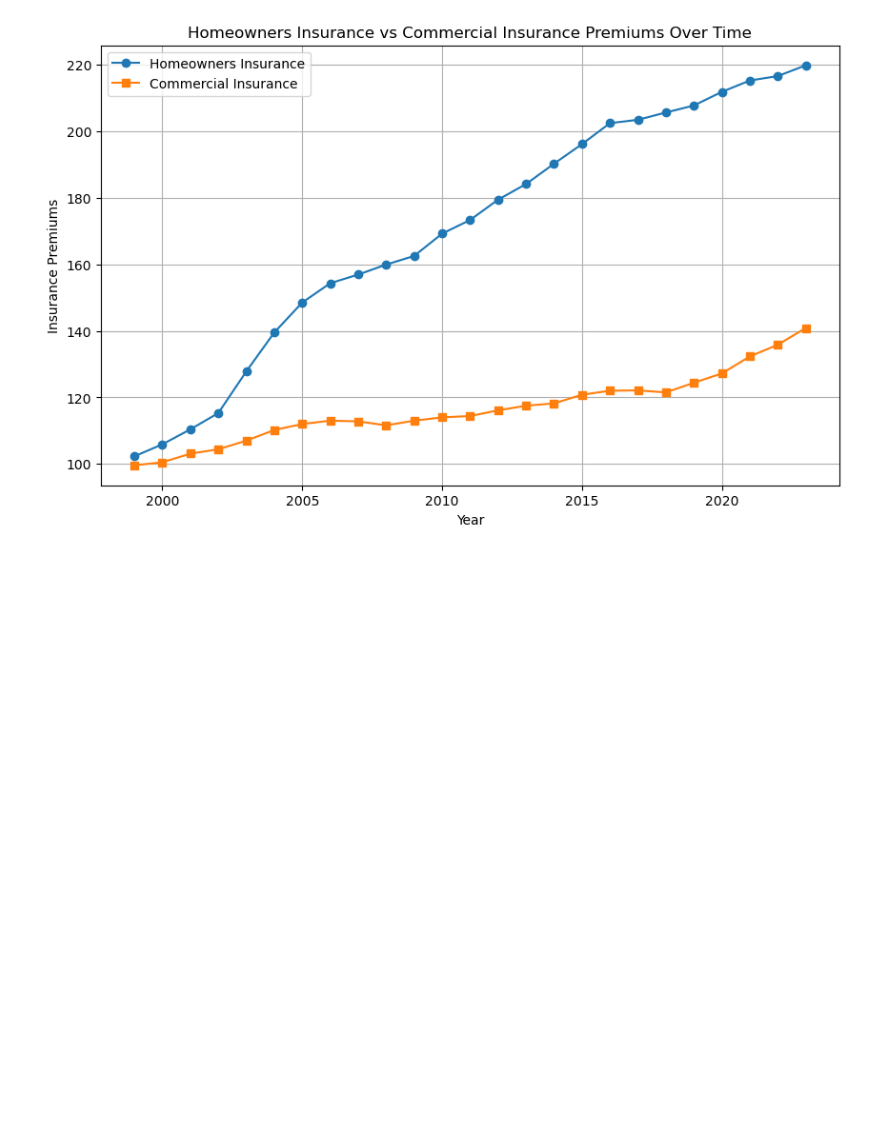
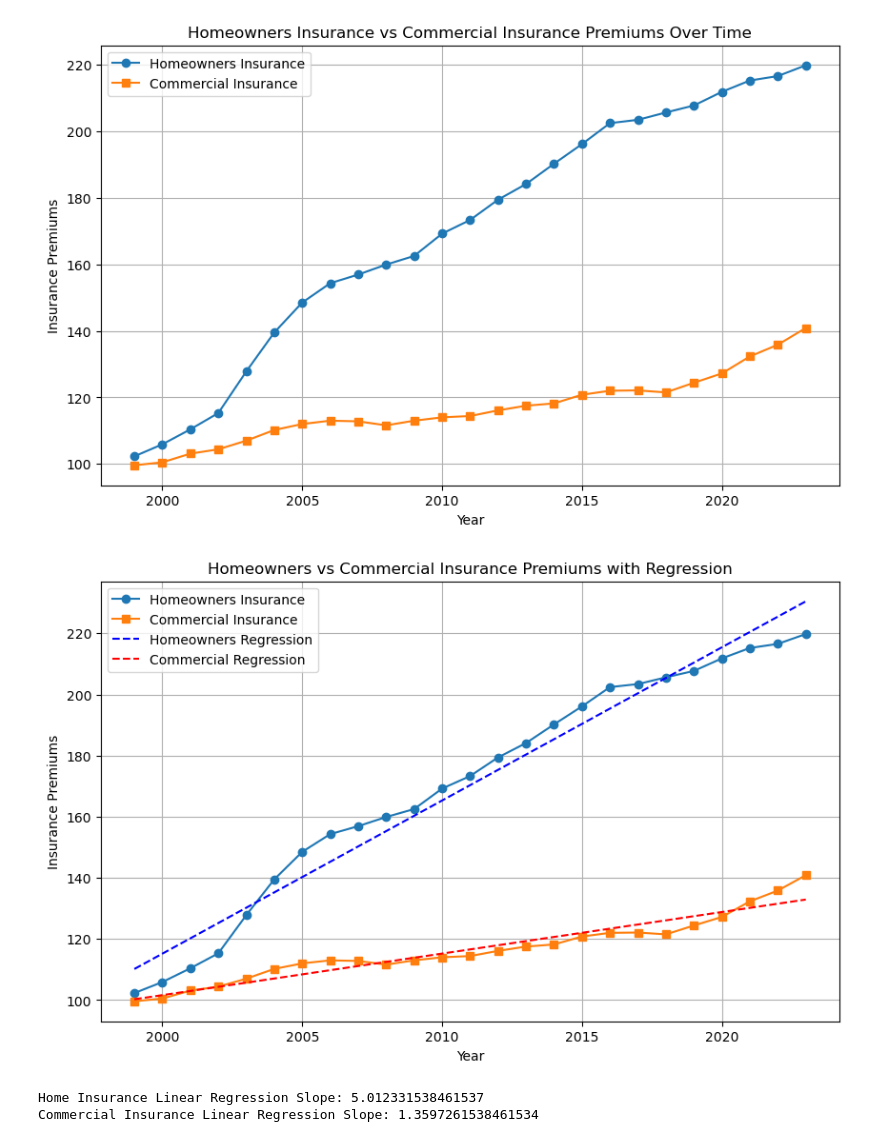
Before and after one commit to smille202/capstone, a Jupyter notebook: work/working_code.ipynb, the cells around one changed output. Cells and saved outputs as stored; diff of their text form; code cells hidden in the pictures; blank space fills up the shorter version.

```diff
--- a/work/working_code.ipynb
+++ b/work/working_code.ipynb
@@ -297,3 +292,43 @@ plt.grid(True)
 plt.show()
 # %% [output]
 [figure]
+# %%
+# prepare data for regression
+home_insurance_by_year = home_insurance_by_year.dropna()
+commercial_insurance_by_year = commercial_insurance_by_year.dropna()
+
+X_home = home_insurance_by_year.index.values.reshape(-1, 1)  # Independent variable (years)
+y_home = home_insurance_by_year.values  # Dependent variable (Home Insurance Premiums)
+
+X_commercial = commercial_insurance_by_year.index.values.reshape(-1, 1)  # Independent variable (years)
+y_commercial = commercial_insurance_by_year.values  # Dependent variable (Commercial Insurance Premiums)
+
+# fit linear regression models
+home_model = LinearRegression()
+home_model.fit(X_home, y_home)
+home_predicted = home_model.predict(X_home)
+
+commercial_model = LinearRegression()
+commercial_model.fit(X_commercial, y_commercial)
+commercial_predicted = commercial_model.predict(X_commercial)
+
+# plot with regression lines
+plt.figure(figsize=(10, 6))
+plt.plot(home_insurance_by_year.index, home_insurance_by_year.values, marker='o', label='Homeowners Insurance')
+plt.plot(commercial_insurance_by_year.index, commercial_insurance_by_year.values, marker='s', label='Commercial Insurance')
+plt.plot(home_insurance_by_year.index, home_predicted, linestyle='--', color='blue', label='Homeowners Regression')
+plt.plot(commercial_insurance_by_year.index, commercial_predicted, linestyle='--', color='red', label='Commercial Regression')
+
+plt.title('Homeowners vs Commercial Insurance Premiums with Regression')
+plt.xlabel('Year')
+plt.ylabel('Insurance Premiums')
+plt.legend()
+plt.grid(True)
+plt.show()
+
+print(f"Home Insurance Linear Regression Slope: {home_model.coef_[0]}")
+print(f"Commercial Insurance Linear Regression Slope: {commercial_model.coef_[0]}")
+# %% [output]
+[figure, added]
+Home Insurance Linear Regression Slope: 5.012331538461537
+Commercial Insurance Linear Regression Slope: 1.3597261538461534
```
Also changed, not shown: parts of 21 cells of this notebook.
